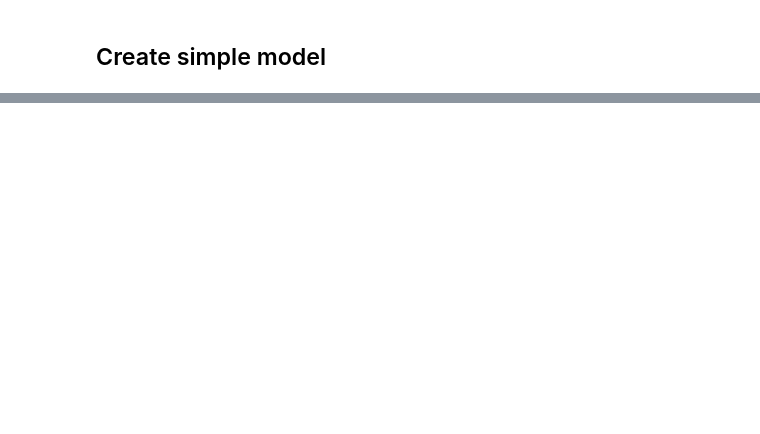
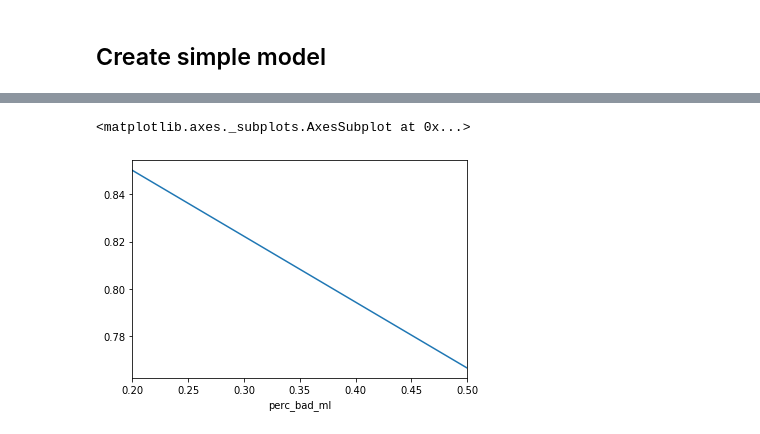
Before and after one commit to felixpeters/ml-ol-simulation, a Jupyter notebook: nbs/05_Robust_Basic_ML_Model.ipynb, the cells around one changed output, grey strips where cells are left out. Saved outputs shown, nothing was run; the diff lists cells and outputs as text; code cells hidden in the pictures; blank space fills up the shorter version.

Commit message:
test implementation of robustness checks

```diff
--- a/nbs/05_Robust_Basic_ML_Model.ipynb
+++ b/nbs/05_Robust_Basic_ML_Model.ipynb
@@ -93,0 +95,3 @@ model.schedule.agents
+# %%
+data = pd.read_csv("data/robust_ml_agg_20200402-134520.csv")
+data.head(10).transpose()
@@ -93,0 +118,5 @@ model.schedule.agents
+# %%
+data.groupby('perc_bad_ml').median()['code_kl_last'].plot()
+# %% [output]
+<matplotlib.axes._subplots.AxesSubplot at 0x...>
+[figure, added]
```
Also changed, not shown: parts of 10 cells of this notebook, 2 other files.
